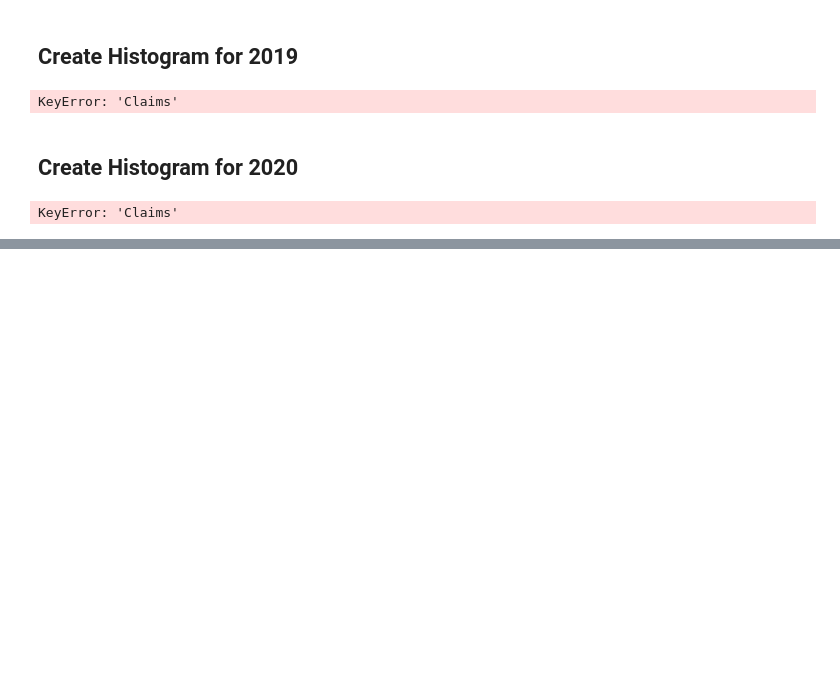
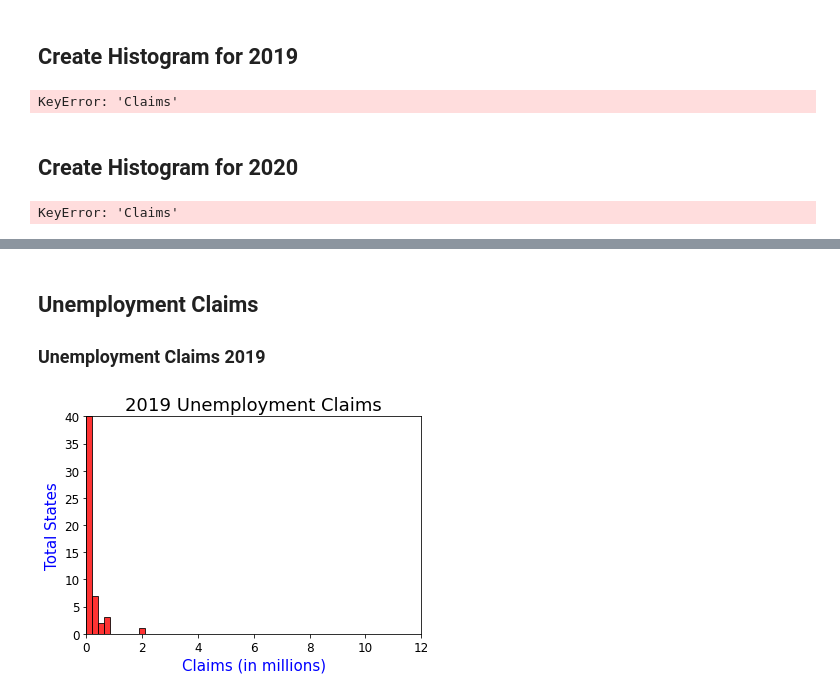
Before and after one commit to amajor/data-visualization-project-week-5, a Jupyter notebook: unemployment.ipynb, the cells around one changed output, grey strips where cells are left out. Drawn from its saved outputs; the diff is of its cells as text; code cells hidden in the pictures; blank space fills up the shorter version.

```diff
--- a/unemployment.ipynb
+++ b/unemployment.ipynb
@@ -153,0 +219,27 @@ KeyError: 'Claims'
+# %% [markdown]
+## Unemployment Claims
+
+### Unemployment Claims 2019
+# %%
+import pandas as pd
+from matplotlib import pyplot as plt
+
+df = pd.read_csv ('C:\School\Years_Cleaned.csv')
+
+data = df['2019_Claims']
+bins=10
+
+plt.hist(df['2019_Claims'], bins, color = 'red', alpha = 0.8, edgecolor = 'black')
+
+plt.title('2019 Unemployment Claims', fontsize = 18)
+plt.xlabel('Claims (in millions)', fontsize = 15, color = 'b')
+plt.xlim(0, 12)
+plt.ylim(0, 40)
+plt.ylabel('Total States', fontsize = 15, color = 'b')
+
+plt.xticks(fontsize = 12)
+plt.yticks(fontsize = 12)
+
+plt.show()
+# %% [output]
+[figure, added]
```
Also changed, not shown: parts of 8 cells of this notebook, 2 other files.
